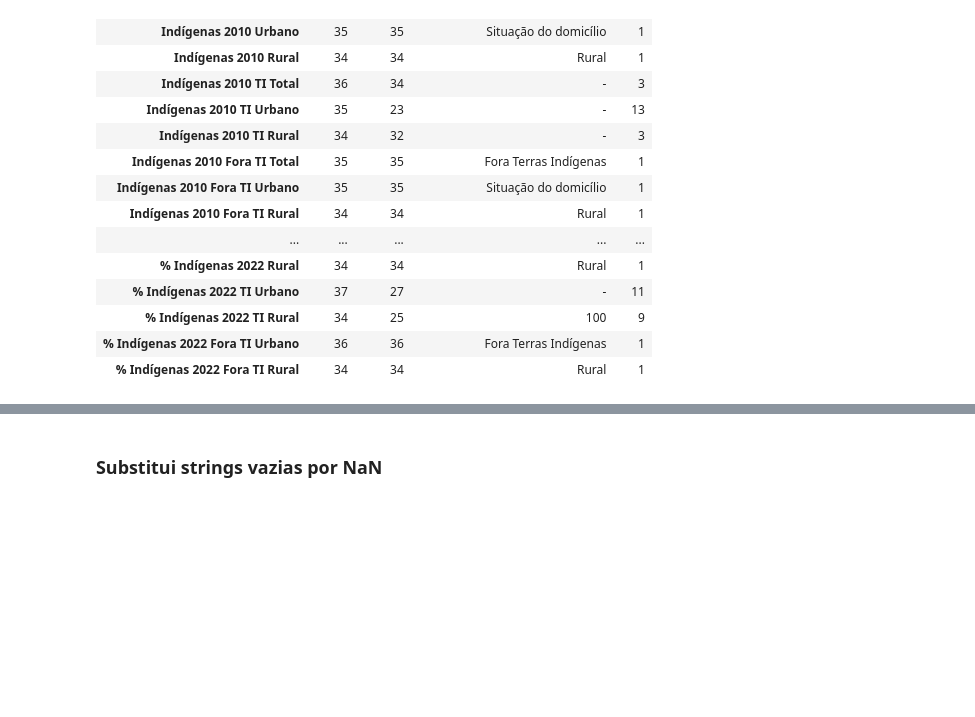
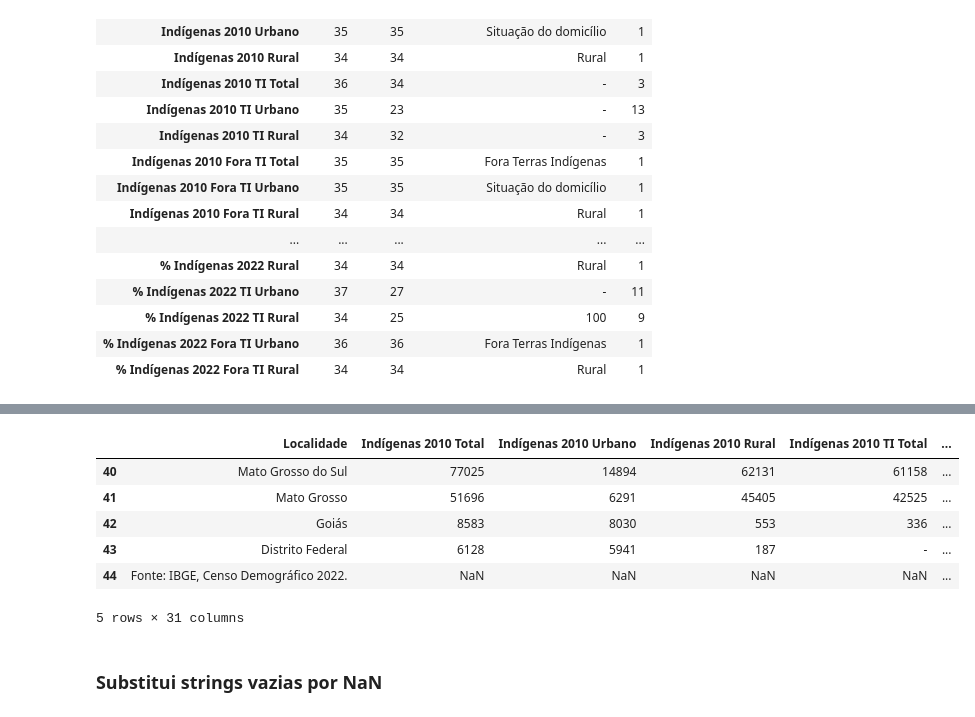
Before and after one commit to LUCASDNORONHA/exploracao-dados-indigenas-2010-2022, a Jupyter notebook: notebooks/limpeza_analise_e_visualizacao.ipynb, the cells around one changed output, grey strips where cells are left out. Cells and saved outputs as stored; diff of their text form; code cells hidden in the pictures; blank space fills up the shorter version.

```diff
--- a/notebooks/limpeza_analise_e_visualizacao.ipynb
+++ b/notebooks/limpeza_analise_e_visualizacao.ipynb
@@ -199 +230,11 @@ Isso indica que os números provavelmente estão formatados como texto.
+# %%
+db.tail(5)
+# %% [output]
+|  | Localidade | Indígenas 2010 Total | Indígenas 2010 Urbano | Indígenas 2010 Rural | Indígenas 2010 TI Total | ... |
+| 40 | Mato Grosso do Sul | 77025 | 14894 | 62131 | 61158 | ... |
+| 41 | Mato Grosso | 51696 | 6291 | 45405 | 42525 | ... |
+| 42 | Goiás | 8583 | 8030 | 553 | 336 | ... |
+| 43 | Distrito Federal | 6128 | 5941 | 187 | - | ... |
+| 44 | Fonte: IBGE, Censo Demográfico 2022. | NaN | NaN | NaN | NaN | ... |
+5 rows × 31 columns
 # %%
```
Also changed, not shown: parts of 8 cells of this notebook, 3 other files.
